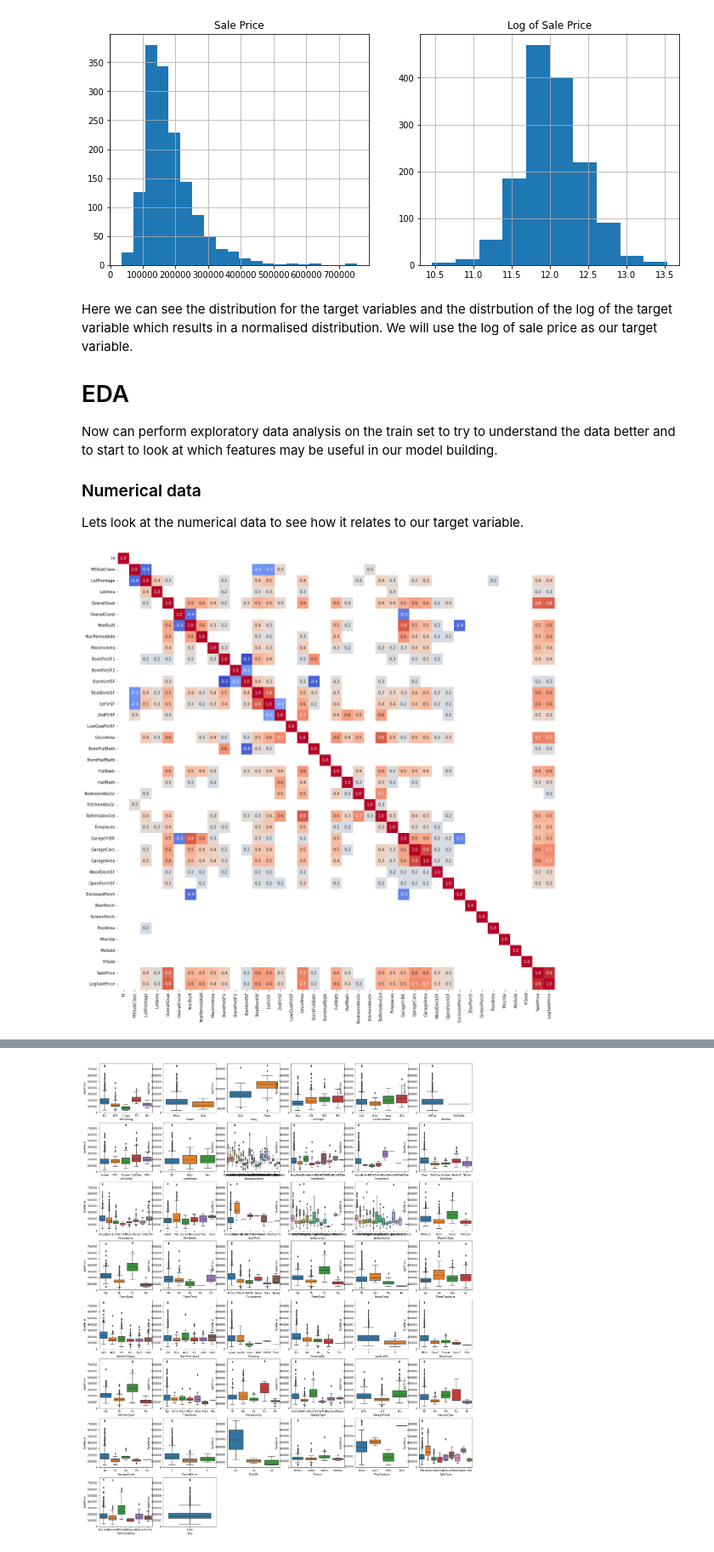
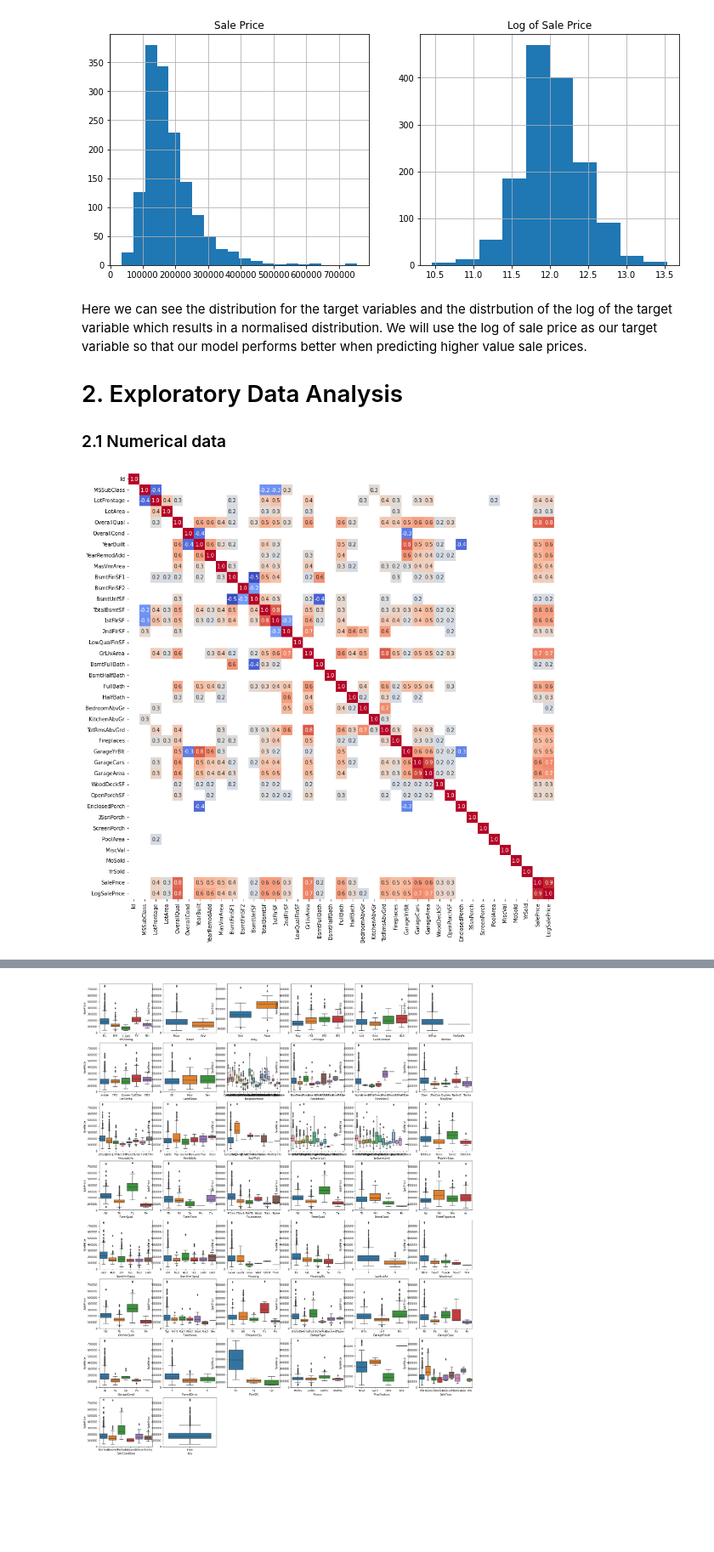
Before and after one commit to JackPierce11/Predicting-House-Prices, a Jupyter notebook: predicting-house-prices.ipynb, the cells around one changed output, grey strips where cells are left out. Shown at 85% size. Drawn from its saved outputs; the diff is of its cells as text; code cells hidden in the pictures; blank space fills up the shorter version.

Commit message:
Kaggle Notebook | Predicting House Prices | Version 35

```diff
--- a/predicting-house-prices.ipynb
+++ b/predicting-house-prices.ipynb
@@ -117,20 +134,16 @@ plt.show()
 # %% [output]
 [figure]
 # %% [markdown]
-Here we can see the distribution for the target variables and the distrbution of the log of the target variable which results in a normalised distribution. We will use the log of sale price as our target variable.
+Here we can see the distribution for the target variables and the distrbution of the log of the target variable which results in a normalised distribution. We will use the log of sale price as our target variable so that our model performs better when predicting higher value sale prices.
 
-# EDA
+# 2. Exploratory Data Analysis
 
-Now can perform exploratory data analysis on the train set to try to understand the data better and to start to look at which features may be useful in our model building.
-
-### Numerical data
-
-Lets look at the numerical data to see how it relates to our target variable.
+### 2.1 Numerical data
 # %%
 # Creating a heatmap to look at linear correlations between the columns
 correlations = train.corr()
-fig = plt.figure(figsize=(20,20))
+fig = plt.figure(figsize=(15,15))
 sns.heatmap(correlations[abs(correlations) > 0.2], cmap='coolwarm', annot=True, fmt='.1f',square=True, cbar=False)
 plt.show()
 # %% [output]
-[figure, old version]
+[figure, new version]
```
Also changed, not shown: parts of 60 cells of this notebook.
